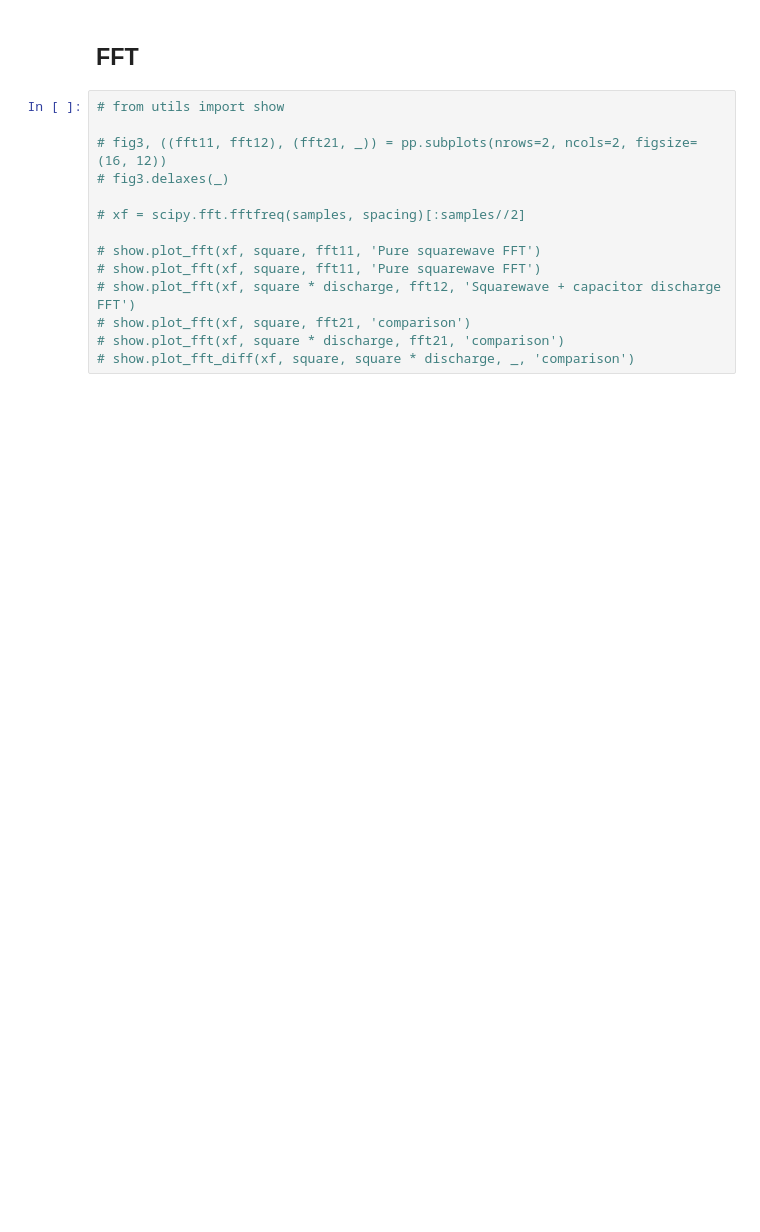
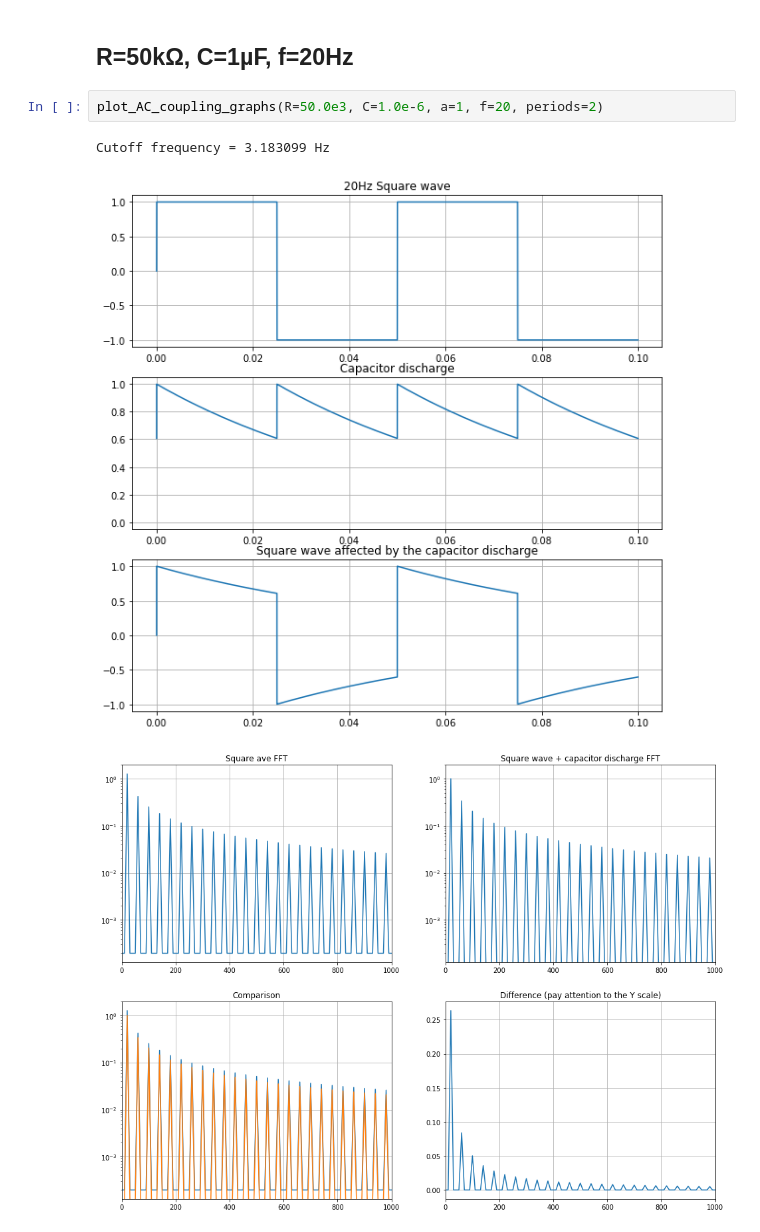
Before and after one commit to francoisgeorgy/jupyter-notebooks, a Jupyter notebook: electronics/ac-coupling/ac-coupling-fft.ipynb, the cells around one changed output. Cells and saved outputs as stored; diff of their text form; blank space fills up the shorter version.

```diff
--- a/electronics/ac-coupling/ac-coupling-fft.ipynb
+++ b/electronics/ac-coupling/ac-coupling-fft.ipynb
@@ -48,17 +42,9 @@ plot_AC_coupling_graphs(200.0e3, 1e-6, 1, 20, 2)
 # %% [markdown]
-## FFT
+## R=50kΩ, C=1µF, f=20Hz
 # %%
-# from utils import show
-
-# fig3, ((fft11, fft12), (fft21, _)) = pp.subplots(nrows=2, ncols=2, figsize=(16, 12))
-# fig3.delaxes(_)
-
-# xf = scipy.fft.fftfreq(samples, spacing)[:samples//2]
-
-# show.plot_fft(xf, square, fft11, 'Pure squarewave FFT')
-# show.plot_fft(xf, square, fft11, 'Pure squarewave FFT')
-# show.plot_fft(xf, square * discharge, fft12, 'Squarewave + capacitor discharge FFT')
-# show.plot_fft(xf, square, fft21, 'comparison')
-# show.plot_fft(xf, square * discharge, fft21, 'comparison')
-# show.plot_fft_diff(xf, square, square * discharge, _, 'comparison')
+plot_AC_coupling_graphs(R=50.0e3, C=1.0e-6, a=1, f=20, periods=2)
+# %% [output]
+Cutoff frequency = 3.183099 Hz
+[figure, added]
+[figure, added]
 # %% [markdown]
```
Also changed, not shown: parts of 6 cells of this notebook, 2 other files.
